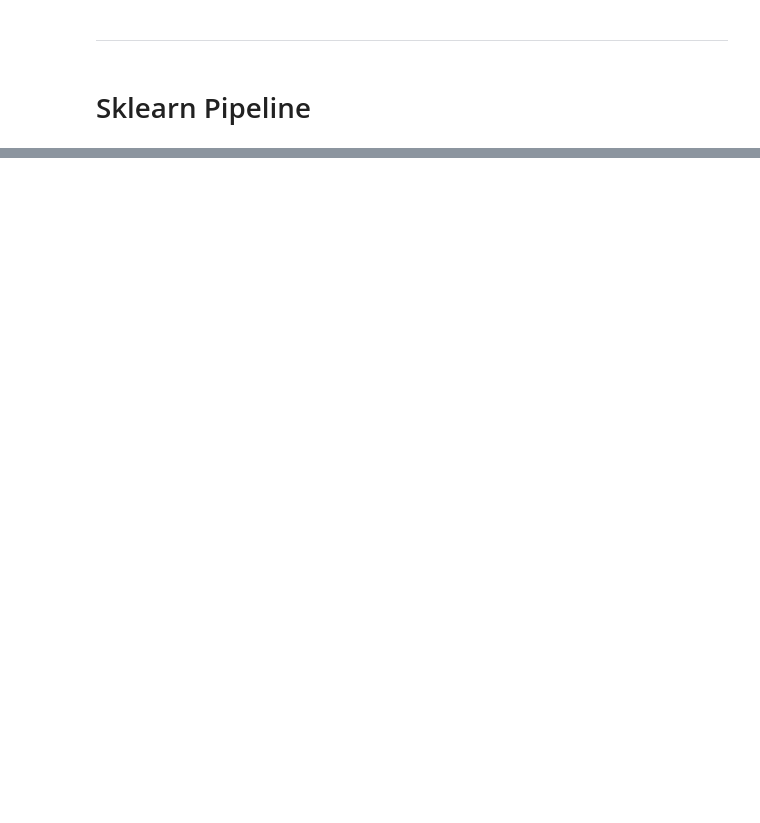
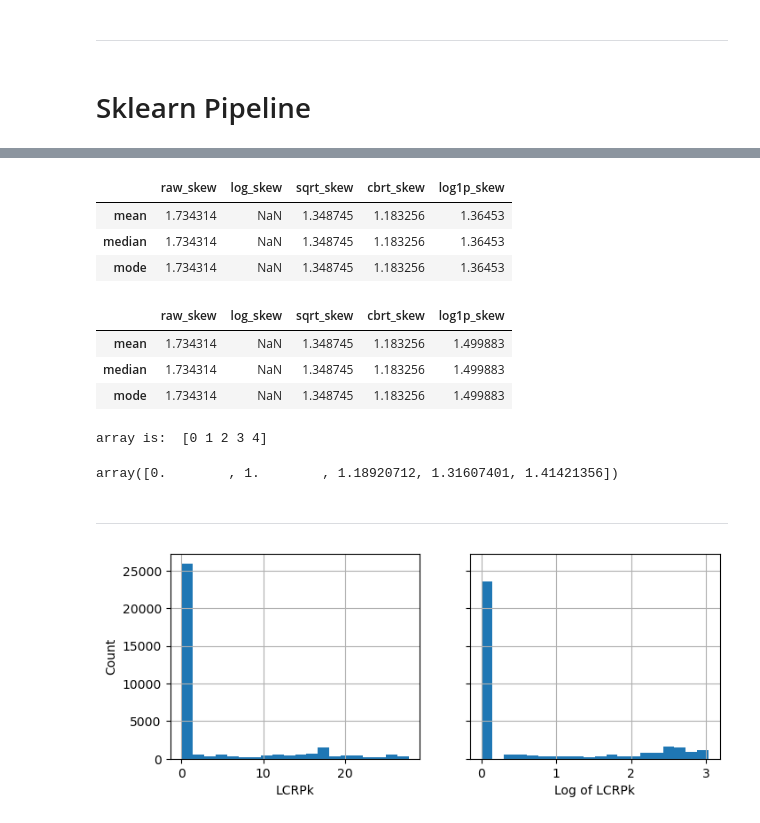
Before and after one commit to wyx-smrf/Windows-Misc, a Jupyter notebook: Steel Industry/processing.ipynb, the cells around one changed output, grey strips where cells are left out. Saved outputs shown, nothing was run; the diff lists cells and outputs as text; code cells hidden in the pictures; blank space fills up the shorter version.

```diff
--- a/Steel Industry/processing.ipynb
+++ b/Steel Industry/processing.ipynb
@@ -397,0 +603,55 @@ lin_rmse
+# %%
+bob = skew(lcrpk)
+bob
+# %% [output]
+|  | raw_skew | log_skew | sqrt_skew | cbrt_skew | log1p_skew |
+| mean | 1.734314 | NaN | 1.348745 | 1.183256 | 1.36453 |
+| median | 1.734314 | NaN | 1.348745 | 1.183256 | 1.36453 |
+| mode | 1.734314 | NaN | 1.348745 | 1.183256 | 1.36453 |
+# %%
+lcrpk_skewness = skew(lcrpk)
+lcrpk_skewness
+# %% [output]
+|  | raw_skew | log_skew | sqrt_skew | cbrt_skew | log1p_skew |
+| mean | 1.734314 | NaN | 1.348745 | 1.183256 | 1.499883 |
+| median | 1.734314 | NaN | 1.348745 | 1.183256 | 1.499883 |
+| mode | 1.734314 | NaN | 1.348745 | 1.183256 | 1.499883 |
+# %%
+import numpy as np
+arr = np.arange(5)
+n=4
+print ("array is: ", arr)
+result = np.power(arr,(1/n))
+# %% [output]
+array is:  [0 1 2 3 4]
+# %%
+result
+# %% [output]
+array([0.        , 1.        , 1.18920712, 1.31607401, 1.41421356])
+# %% [markdown]
+---
+# %%
+params = {'dataframe':        df_copy,
+          'column':           'Leading_Current_Reactive_Power_kVarh',
+          'bins':              20,
+          'equation':          np.cbrt,
+          'x_label':           'LCRPk',
+          'y_label':           'Count',
+          'x_label_transform': 'Log of LCRPk'}
+
+
+def before_after_transform(dataframe, column, bins, equation, x_label, x_label_transform, y_label):
+    fig, axis = plt.subplots(1, 2, figsize=(8, 3), sharey=True)
+    dataframe[column].hist(ax=axis[0], bins=bins)
+    dataframe[column].apply(equation).hist(ax=axis[1], bins=bins)
+
+    # Set labels
+    axis[0].set_xlabel(x_label)
+    axis[1].set_xlabel(x_label_transform)
+    axis[0].set_ylabel(y_label)
+
+    return plt.show()
+
+before_after_transform(**params)
+# %% [output]
+[figure, added]
```
Also changed, not shown: parts of 46 cells of this notebook, 14 other files.
